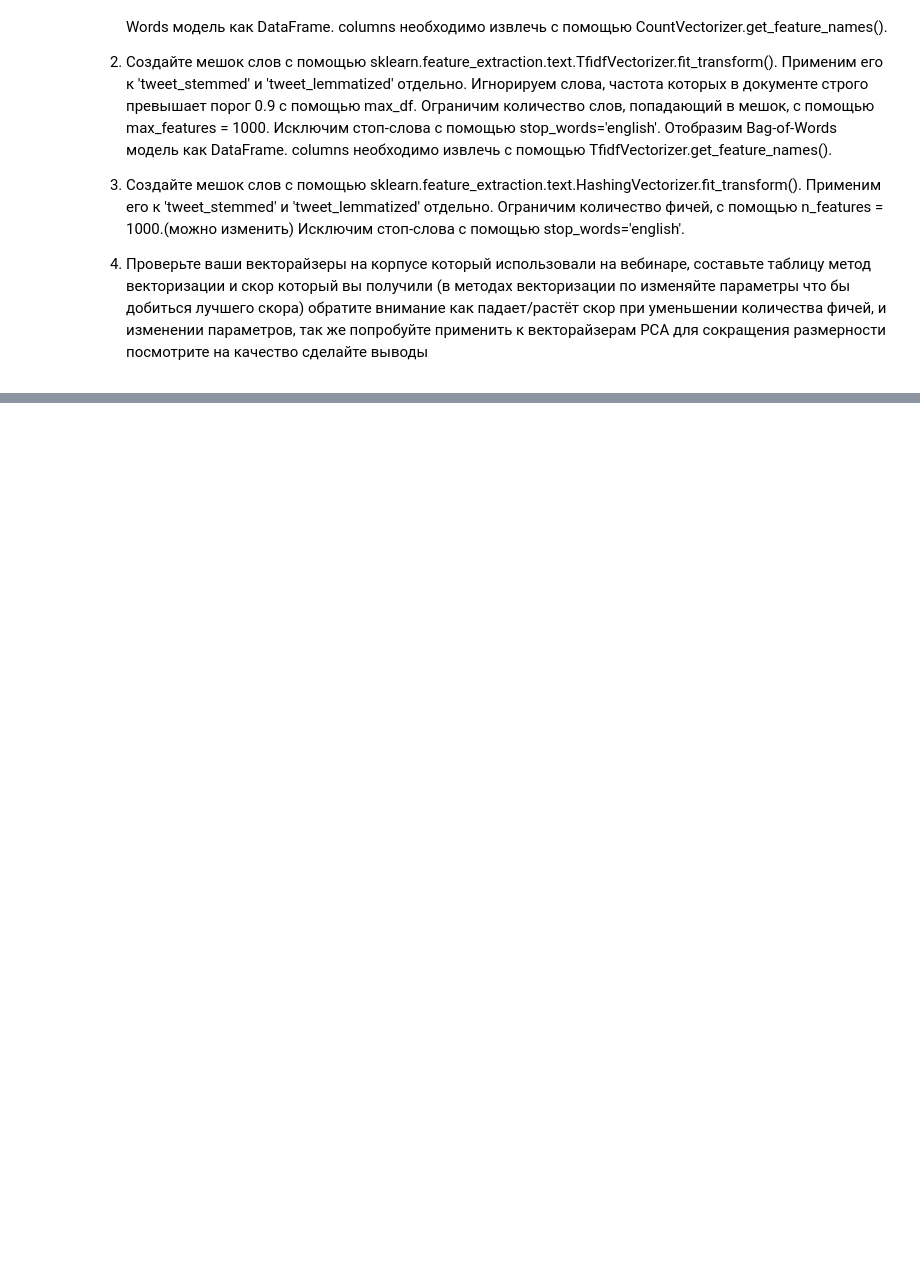
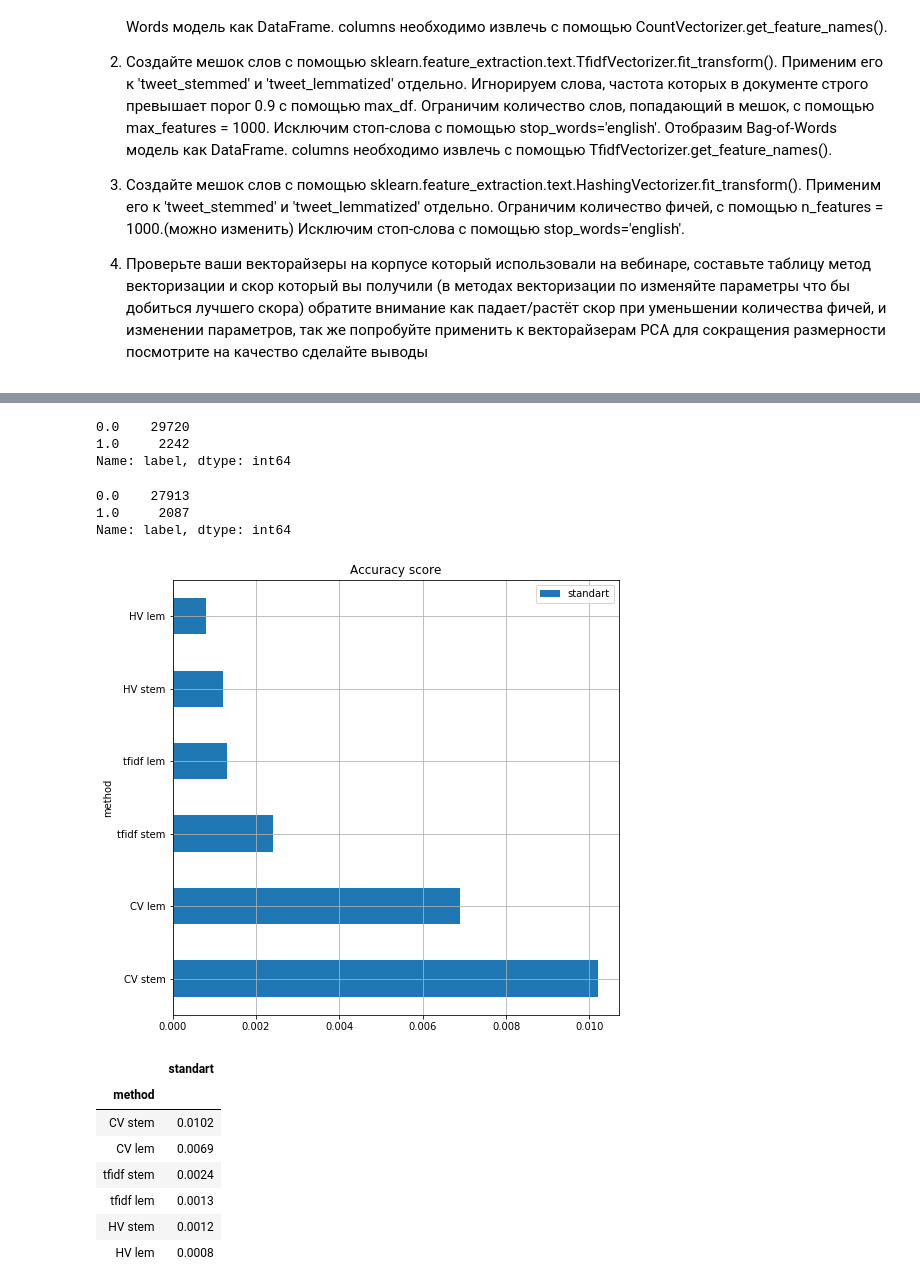
Before and after one commit to lyutov89/intro_to_natural_language, a Jupyter notebook: lesson_1/hw_lesson_1_ASLyutov89.ipynb, the cells around one changed output, grey strips where cells are left out. Drawn from its saved outputs; the diff is of its cells as text; code cells hidden in the pictures; blank space fills up the shorter version.

```diff
--- a/lesson_1/hw_lesson_1_ASLyutov89.ipynb
+++ b/lesson_1/hw_lesson_1_ASLyutov89.ipynb
@@ -744,0 +770,5 @@ print(BOW_hash_lemmatized.toarray())
+# %%
+subj = 30000
+# %%
+X_train_stem = doc_stemm[:subj]
+X_train_lem = doc_lemm[:subj]
@@ -744,0 +787,53 @@ print(BOW_hash_lemmatized.toarray())
+# %%
+df_buf['label'].value_counts()
+# %% [output]
+0.0    29720
+1.0     2242
+Name: label, dtype: int64
+# %%
+y_train = combine_df['label'][:subj]
+# %%
+y_train.value_counts()
+#Вообще-то говоря, налицо дисбаланс классов.
+# %% [output]
+0.0    27913
+1.0     2087
+Name: label, dtype: int64
+# %%
+results = pd.DataFrame(columns=['method']).set_index('method')
+# %%
+for key_vac, val_vec in {
+    'CV': text.CountVectorizer(max_df=0.9, max_features=1000, stop_words='english'),
+    'tfidf': text.TfidfVectorizer(max_df=0.9, max_features=1000, stop_words='english'),
+    'HV': text.HashingVectorizer(n_features=1000, stop_words='english')
+}.items():
+
+    for key_tweet, val_tweet in {
+        'stem': X_train_stem,
+        'lem': X_train_lem
+    }.items():
+
+        X_train = val_vec.fit_transform(val_tweet)
+        X_test = val_vec.transform(X_corpus)
+
+        classifier = LogisticRegression()
+        classifier.fit(X_train, y_train)
+
+        y_test_pred = classifier.predict(X_test)
+
+        results.loc[f'{key_vac} {key_tweet}', 'standart'] = accuracy_score(y_corpus, y_test_pred)
+
+results.plot(kind='barh', grid=True, title='Accuracy score', figsize=(8, 8))
+plt.show()
+
+results
+# %% [output]
+[figure, added]
+|  | standart |
+| method |  |
+| CV stem | 0.0102 |
+| CV lem | 0.0069 |
+| tfidf stem | 0.0024 |
+| tfidf lem | 0.0013 |
+| HV stem | 0.0012 |
+| HV lem | 0.0008 |
```
Also changed, not shown: parts of 43 cells of this notebook, 3 other files.
